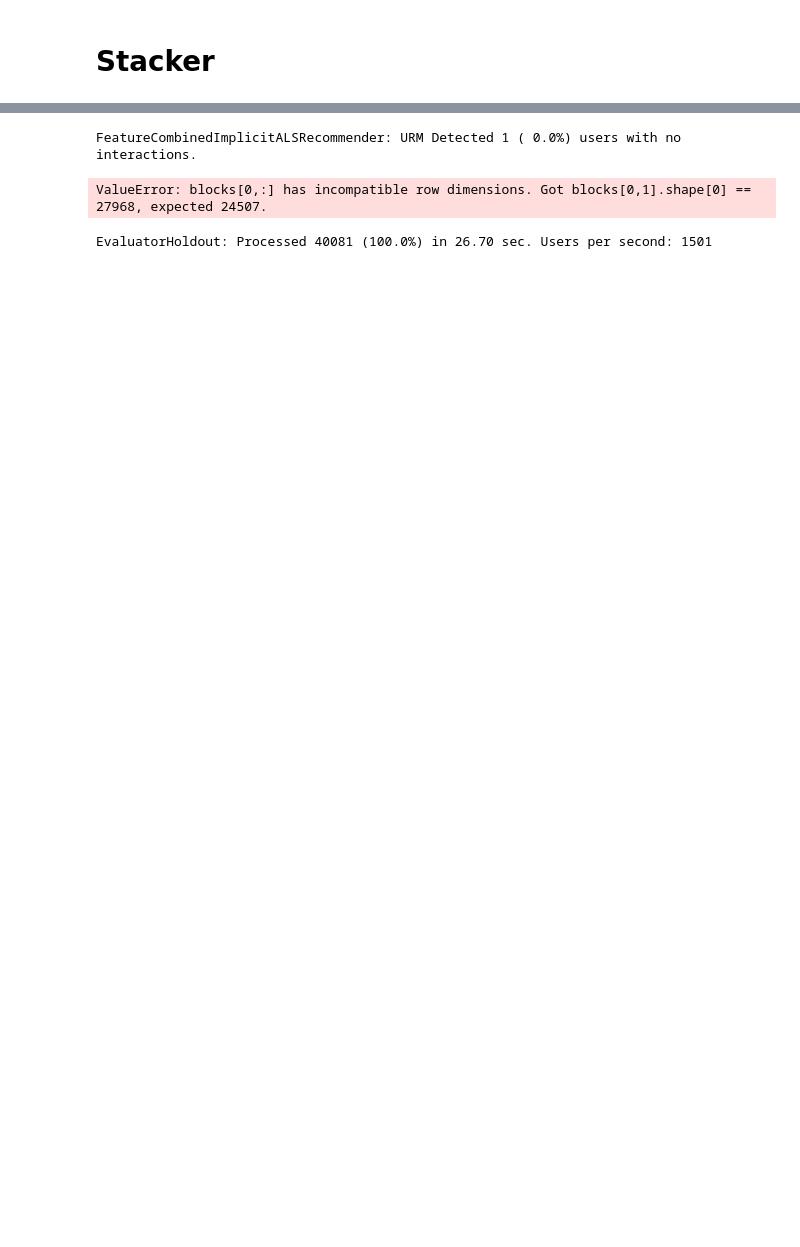
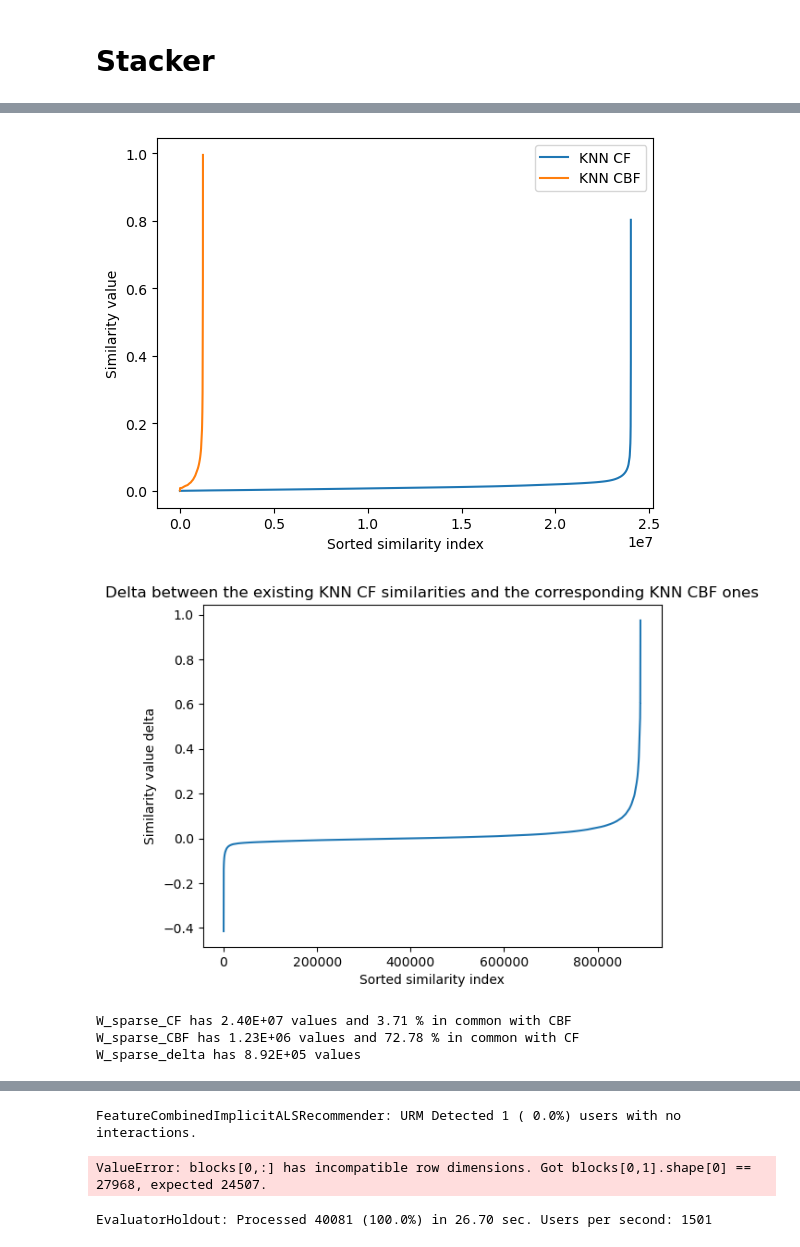
Before and after one commit to marcofasa/RecSys-Challenge-2022-Polimi, a Jupyter notebook: Utils/test.ipynb, the cells around one changed output, grey strips where cells are left out. Cells and saved outputs as stored; diff of their text form; code cells hidden in the pictures; blank space fills up the shorter version.

```diff
--- a/Utils/test.ipynb
+++ b/Utils/test.ipynb
@@ -140,0 +305,50 @@ result_df
+# %%
+import numpy as np
+from matplotlib import pyplot
+from Recommenders.KNN.ItemKNNCFRecommender import ItemKNNCFRecommender
+from Recommenders.KNN.ItemKNNCBFRecommender import ItemKNNCBFRecommender
+
+
+itemKNNCF = ItemKNNCFRecommender(URM_train)
+itemKNNCF.fit()
+
+itemKNNCBF = ItemKNNCBFRecommender(URM_train, ICM_all)
+itemKNNCBF.fit()
+W_sparse_CF = itemKNNCF.W_sparse
+W_sparse_CBF = itemKNNCBF.W_sparse
+W_sparse_CF_sorted = np.sort(W_sparse_CF.data.copy())
+W_sparse_CBF_sorted = np.sort(W_sparse_CBF.data.copy())
+pyplot.plot(W_sparse_CF_sorted, label = 'KNN CF')
+pyplot.plot(W_sparse_CBF_sorted, label = 'KNN CBF')
+pyplot.ylabel('Similarity value')
+pyplot.xlabel('Sorted similarity index')
+pyplot.legend()
+pyplot.show()
+
+# Get common structure
+W_sparse_CF_structure = W_sparse_CF.copy()
+W_sparse_CF_structure.data = np.ones_like(W_sparse_CF_structure.data)
+
+W_sparse_CBF_structure = W_sparse_CBF.copy()
+W_sparse_CBF_structure.data = np.ones_like(W_sparse_CBF_structure.data)
+
+W_sparse_common = W_sparse_CF_structure.multiply(W_sparse_CBF_structure)
+
+# Get values of both in common structure of CF
+W_sparse_delta = W_sparse_CBF.copy().multiply(W_sparse_common)
+W_sparse_delta -= W_sparse_CF.copy().multiply(W_sparse_common)
+W_sparse_delta_sorted = np.sort(W_sparse_delta.data.copy())
+pyplot.plot(W_sparse_delta_sorted)
+pyplot.ylabel('Similarity value delta')
+pyplot.xlabel('Sorted similarity index')
+pyplot.title("Delta between the existing KNN CF similarities and the corresponding KNN CBF ones")
+pyplot.show()
+# How many values we have in common?
+
+print("W_sparse_CF has {:.2E} values and {:.2f} % in common with CBF".format(W_sparse_CF.nnz, W_sparse_common.nnz/W_sparse_CF.nnz*100))
+print("W_sparse_CBF has {:.2E} values and {:.2f} % in common with CF".format(W_sparse_CBF.nnz, W_sparse_common.nnz/W_sparse_CBF.nnz*100))
+
+print("W_sparse_delta has {:.2E} values".format(W_sparse_delta.nnz))
+
+W_sparse_delta = W_sparse_delta.tocoo()
+# %% [output]
@@ -140,0 +357,5 @@ result_df
+[figure, added]
+[figure, added]
+W_sparse_CF has 2.40E+07 values and 3.71 % in common with CBF
+W_sparse_CBF has 1.23E+06 values and 72.78 % in common with CF
+W_sparse_delta has 8.92E+05 values
```
Also changed, not shown: parts of 16 cells of this notebook, 3 other files.
